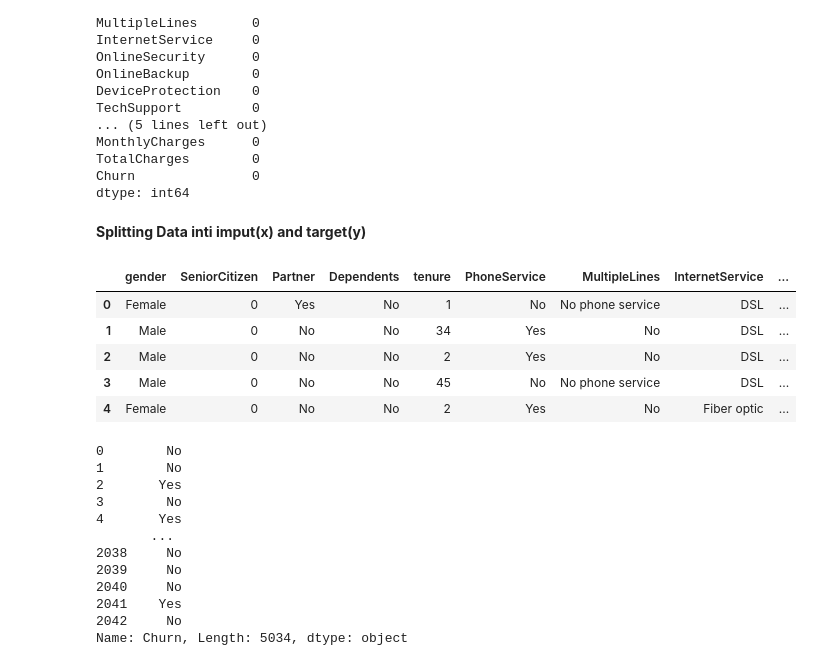
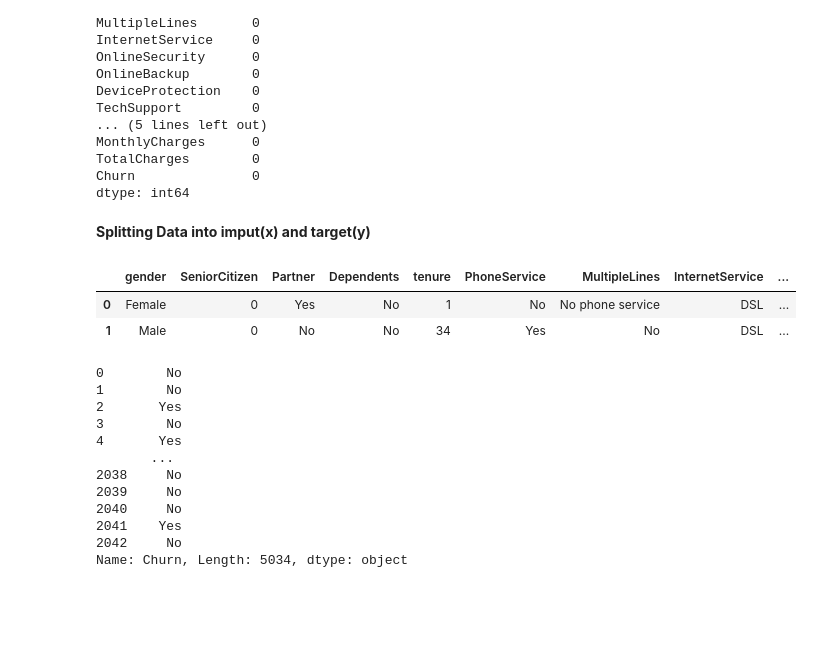
Before and after one commit to Ibrahim-I-Babana/Customer_Churn_Prediction_Problem, a Jupyter notebook: codebabana2.ipynb, the cells around one changed output. Drawn from its saved outputs; the diff is of its cells as text; code cells hidden in the pictures; blank space fills up the shorter version.

```diff
--- a/codebabana2.ipynb
+++ b/codebabana2.ipynb
@@ -449,6 +432,9 @@ FirstDataset['SeniorCitizen'] = FirstDataset['SeniorCitizen'].map({'Yes': 1, 'No
 SecondDataset['TotalCharges'] = pd.to_numeric(SecondDataset['TotalCharges'], errors='coerce')
 # changing the total charges column from an object to a float datatype
 SecondDataset['TotalCharges'] = SecondDataset['TotalCharges'].astype(float)
+# Replace int values in the senior citizen column of the  SecondDataset  to string values
+SecondDataset['SeniorCitizen']= SecondDataset['SeniorCitizen'].replace({False:'No', True:'Yes'})
+SecondDataset['SeniorCitizen'] = SecondDataset['SeniorCitizen'].astype(object)
 # %% [markdown]
  *Modifying the values in specific columns of the DataFrame FirstDataset.*
 # %%
@@ -737,8 +736,11 @@ print(f'{True}, {False}, {None}, {"Yes"}, {"No"} {dtype_churn_column}')
 # %% [output]
 True, False, None, Yes, No object
 # %%
-# Drop NaN values in the 'Churn' column
-df_concat = df_concat.dropna(subset=['Churn'])
+# Drop rows with NaN values in the 'Churn' column
+df_concat.dropna(subset=['Churn'], inplace=True)
+
+# Check the DataFrame after dropping NaN values
+#print(df_concat.head())
 # %%
 # Convert 'Churn' to string type
 df_concat['Churn'] = df_concat['Churn'].astype(str)
@@ -992,16 +913,3 @@ df_concat = df_concat.drop('customerID',axis=1)
-# %%
-# Using the simple imputer(mean) to impute for missing values in the Totalcharges column
-imputer = SimpleImputer(strategy='mean')
-
-# Fit and transform the imputer on the 'TotalCharges' column
-df_concat['TotalCharges'] = imputer.fit_transform(df_concat[['TotalCharges']])
-# %%
-# Using the simple imputer(mode) to impute for missing values in the churn column
-imputer = SimpleImputer(strategy='most_frequent')
-
-# Fit and transform the imputer on the 'churn' column
-#df_concat['Churn'] = imputer.fit_transform(df_concat[['Churn']])
-df_concat['Churn'] = imputer.fit_transform(df_concat[['Churn']])[:, 0]
 # %%
 df_concat.isna().sum()
 # %% [output]
@@ -1023,18 +931,15 @@ TotalCharges        0
 Churn               0
 dtype: int64
 # %% [markdown]
-**Splitting Data inti imput(x) and target(y)**
+**Splitting Data into imput(x) and target(y)**
 # %%
 X = df_concat.drop('Churn', axis=1)
 
-X.head(5)
+X.head(2)
 # %% [output]
 |  | gender | SeniorCitizen | Partner | Dependents | tenure | PhoneService | MultipleLines | InternetService | ... |
 | 0 | Female | 0 | Yes | No | 1 | No | No phone service | DSL | ... |
 | 1 | Male | 0 | No | No | 34 | Yes | No | DSL | ... |
-| 2 | Male | 0 | No | No | 2 | Yes | No | DSL | ... |
-| 3 | Male | 0 | No | No | 45 | No | No phone service | DSL | ... |
-| 4 | Female | 0 | No | No | 2 | Yes | No | Fiber optic | ... |
 # %%
 y = df_concat['Churn']
 
```
Also changed, not shown: parts of 127 cells of this notebook, 4 other files.
